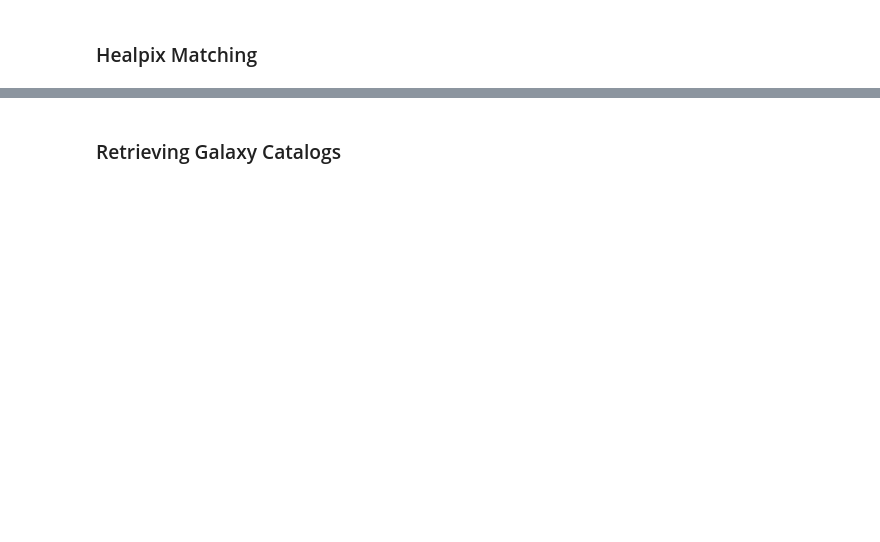
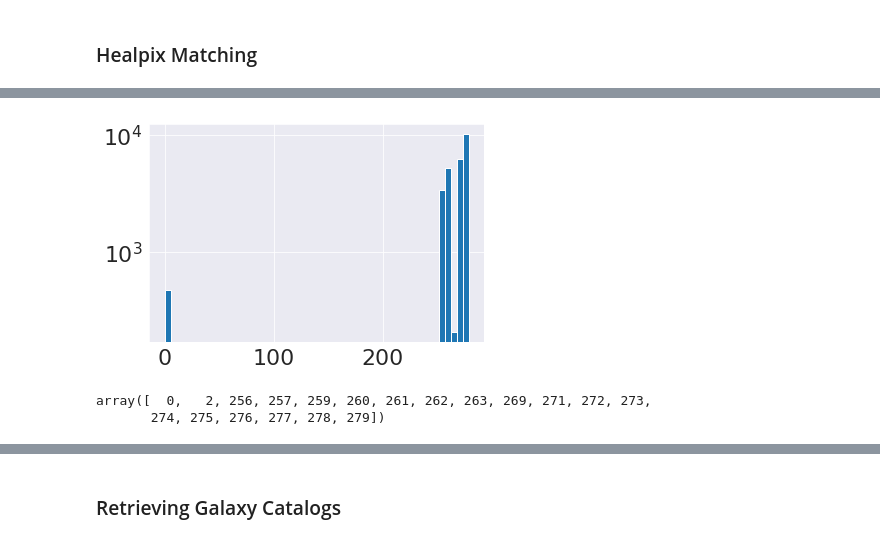
Before and after one commit to estevesjh/CopacabanaRuns, a Jupyter notebook: selection/notebooks/selectGalaxies.ipynb, the cells around one changed output, grey strips where cells are left out. Drawn from its saved outputs; the diff is of its cells as text; code cells hidden in the pictures; blank space fills up the shorter version.

Commit message:
cutouts

```diff
--- a/selection/notebooks/selectGalaxies.ipynb
+++ b/selection/notebooks/selectGalaxies.ipynb
@@ -164,11 +172,18 @@ cat.rename_column('Z','redshift')
+# %%
+## get cluster data
+
+path_out = '/data/des61.a/data/johnny/DESY3/data/cutouts/'
+fname_out= path_out+'y3_gold_2.2.1_wide_sofcol_run_redmapper_v6.4.22_wv1.2_subsampled.fits'
+
+cat  = Table(getdata(fname_out))
 # %%
 ra,dec= cat['RA'], cat['DEC']
 zcls  = cat['Z_LAMBDA']
 
 zcut  = (zcls<=0.65)&(zcls>=0.2)
 
-#lmask = cat['LAMBDA_CHISQ']>=20. & zcut
-lmask = (cat['LAMBDA_CHISQ']>=5.)&(cat['LAMBDA_CHISQ']<=20.)&zcut
+lmask = (cat['LAMBDA_CHISQ']>=5.) & zcut
+# lmask = (cat['LAMBDA_CHISQ']>=5.)&(cat['LAMBDA_CHISQ']<=20.)&zcut
 
 #patch = dec<40.#(dec>-0.5)&(dec<0.5)&(ra<30)
 #cut = np.where(lmask&patch)
@@ -210,9 +212,9 @@ rad2deg  = 180/np.pi
 rmax     = 8 #Mpc around each cluster
 
 #r200     = cat['R200'][:]*0.7 ## Mpc
-DA       = np.ones_like(np.array(cat['redshift']))
+DA       = np.ones_like(np.array(cat['Z_LAMBDA']))
 # DA[cut]  = AngularDistance(np.array(cat['redshift'][cut]))
-DA  = AngularDistance(np.array(cat['redshift']))
+DA  = AngularDistance(np.array(cat['Z_LAMBDA']))
 
 ## compute the radii max
 cat['rmax']  = 60*(float(rmax)/DA)*rad2deg ## arcmin
@@ -222,6 +246,14 @@ cluster_tile = radec_pix(ra,dec,nside=8)
 # %%
 _ = plt.hist(cluster_tile,bins=51)
+plt.yscale('log')
+# %% [output]
+[figure, added]
 # %%
 #plt.hist(cat['redshift'])
+# %%
+np.unique(cluster_tile)
+# %% [output]
+array([  0,   2, 256, 257, 259, 260, 261, 262, 263, 269, 271, 272, 273,
+       274, 275, 276, 277, 278, 279])
 # %%
 tiles
```
Also changed, not shown: parts of 29 cells of this notebook, 1 other file.
